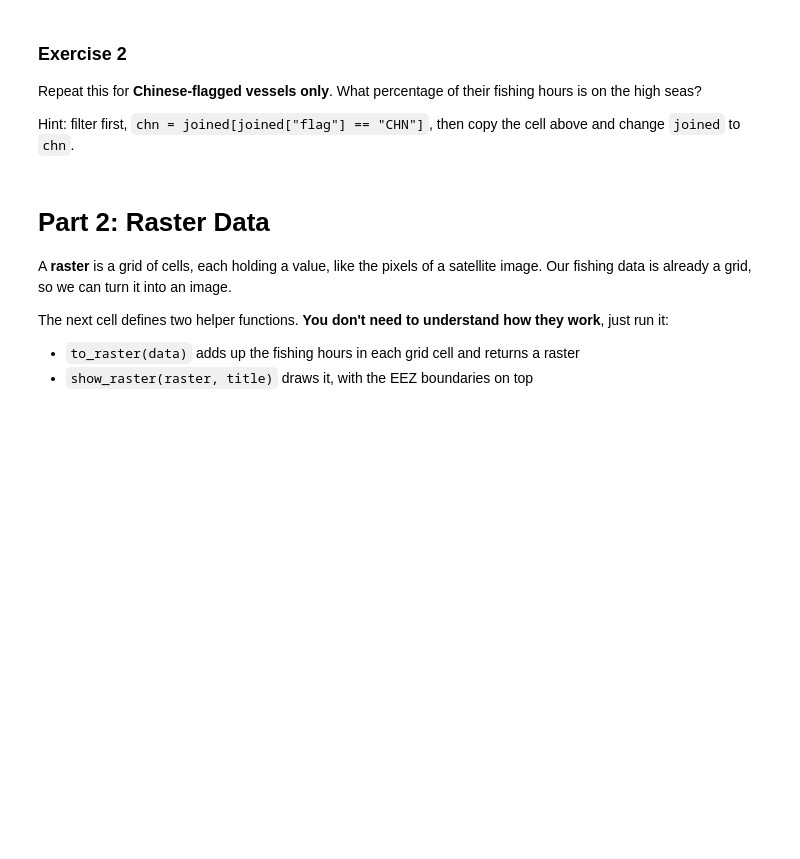
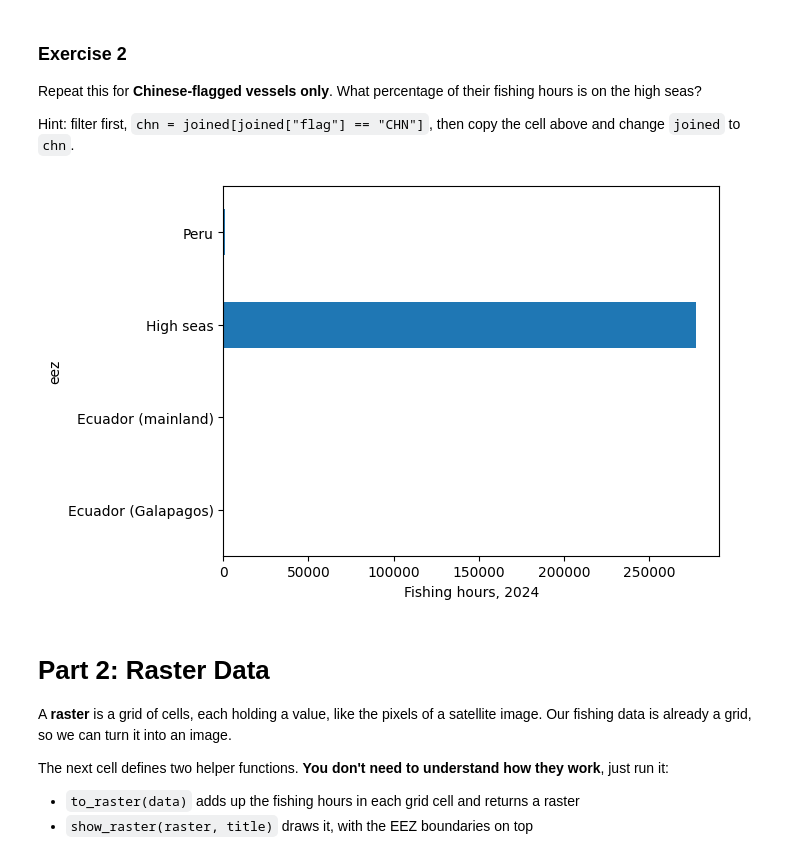
Before and after one commit to violettemolson/QM-2, a Jupyter notebook: notebooks/W03. Spatial Data.ipynb, the cells around one changed output. Drawn from its saved outputs; the diff is of its cells as text; code cells hidden in the pictures; blank space fills up the shorter version.

```diff
--- a/notebooks/W03. Spatial Data.ipynb
+++ b/notebooks/W03. Spatial Data.ipynb
@@ -147,6 +156,13 @@ Repeat this for **Chinese-flagged vessels only**. What percentage of their fishi
 Hint: filter first, `chn = joined[joined["flag"] == "CHN"]`, then copy the cell above and change `joined` to `chn`.
 # %%
 # your code here
+chn = joined[joined["flag"] == "CHN"]
+by_eez = chn.groupby("eez")["fishing_hours"].sum()
+by_eez.plot(kind="barh")
+plt.xlabel("Fishing hours, 2024")
+plt.show()
+# %% [output]
+[figure, added]
 # %% [markdown]
 # Part 2: Raster Data
 
```
Also changed, not shown: parts of 8 cells of this notebook.
